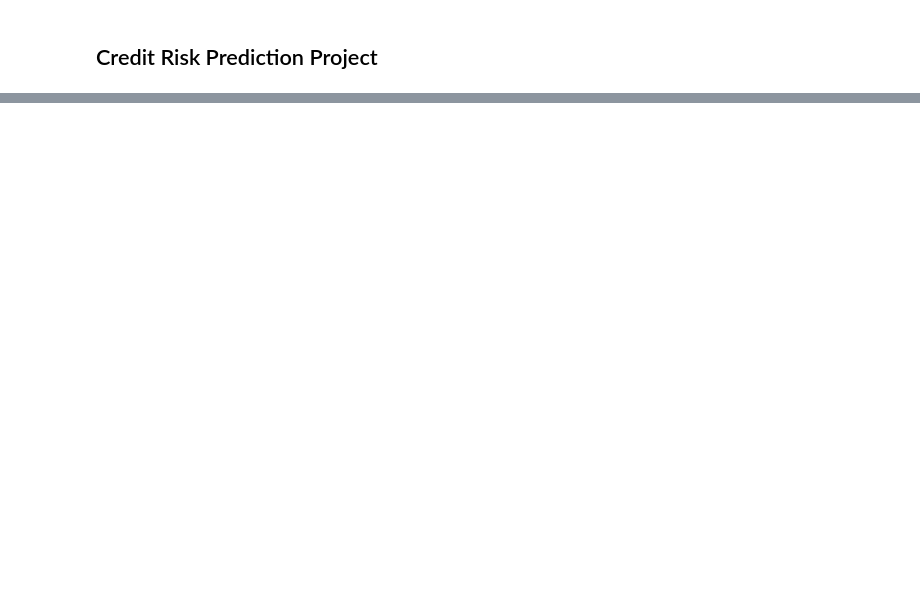
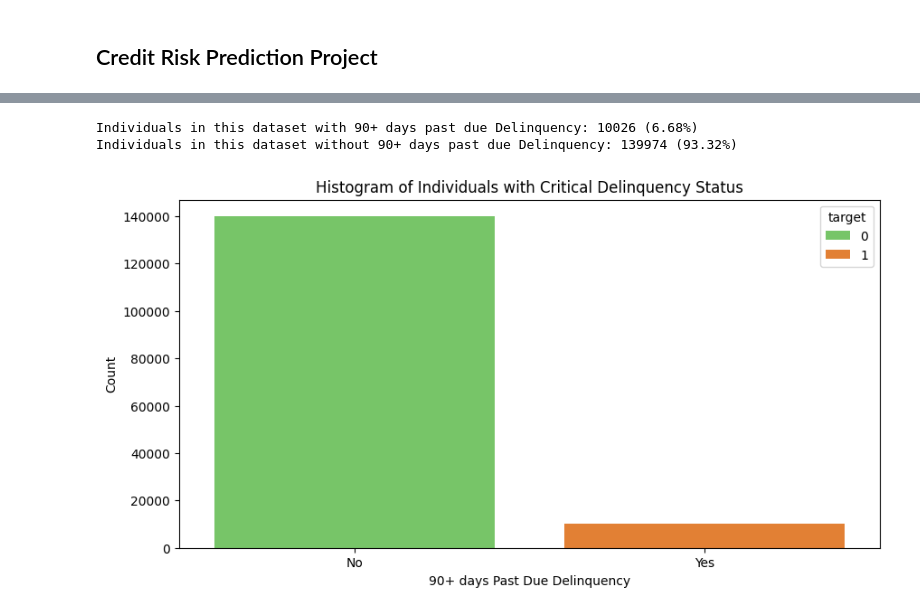
Before and after one commit to nb488/Credit-Risk-Prediction-Project, a Jupyter notebook: main.ipynb, the cells around one changed output, grey strips where cells are left out. Cells and saved outputs as stored; diff of their text form; code cells hidden in the pictures; blank space fills up the shorter version.

```diff
--- a/main.ipynb
+++ b/main.ipynb
@@ -10,0 +20,3 @@ ModuleNotFoundError: No module named 'pandas'
+# %%
+credit_traindf = pd.read_csv("data/cs-training.csv")
+credit_testdf = pd.read_csv("data/cs-test.csv")
@@ -10,0 +41,15 @@ ModuleNotFoundError: No module named 'pandas'
+# %%
+credit_traindf = credit_traindf.rename(columns = {
+    "SeriousDlqin2yrs" : "target",
+    "RevolvingUtilizationOfUnsecuredLines" : "credit_util_ratio",
+    "NumberOfTime30-59DaysPastDueNotWorse" : "mod_late_count_2yr",
+    "DebtRatio": "debt_ratio",
+    "MonthlyIncome" : "monthly_income",
+    "NumberOfOpenCreditLinesAndLoans" : "credit_loans_count",
+    "NumberOfTimes90DaysLate" : "crit_late_count",
+    "NumberRealEstateLoansOrLines" : "real_estate_count",
+    "NumberOfTime60-89DaysPastDueNotWorse"  :"sev_late_count_2yr",
+    "NumberOfDependents" : "dependent_count"
+})
+
+credit_traindf
@@ -10,0 +70,3 @@ ModuleNotFoundError: No module named 'pandas'
+# %%
+credit_traindf = credit_traindf.drop(columns = ["Unnamed: 0"])
+credit_traindf.info()
@@ -10,0 +107,27 @@ ModuleNotFoundError: No module named 'pandas'
+# %%
+# Make a histogram displaying the counts of the target column
+
+yes_cases = credit_traindf[credit_traindf["target"] == 1].shape[0]
+no_cases = credit_traindf[credit_traindf["target"] == 0].shape[0]
+total = credit_traindf.shape[0]
+
+yes_cases_percent, no_cases_percent = (yes_cases / total)*100, (no_cases / total)*100
+
+print(f"Individuals in this dataset with 90+ days past due Delinquency: {yes_cases} ({yes_cases_percent:.2f}%)")
+print(f"Individuals in this dataset without 90+ days past due Delinquency: {no_cases} ({no_cases_percent:.2f}%)")
+
+
+plt.figure(figsize = (10,5))
+sns.countplot(x = "target",
+              data = credit_traindf,
+              hue = "target",
+              palette={0 : "#6DD558", 1 : "#FF7C17"})
+plt.title("Histogram of Individuals with Critical Delinquency Status")
+plt.xlabel("90+ days Past Due Delinquency")
+plt.ylabel("Count")
+plt.xticks(ticks = [0, 1], labels=['No', 'Yes'])
+plt.show()
+# %% [output]
+Individuals in this dataset with 90+ days past due Delinquency: 10026 (6.68%)
+Individuals in this dataset without 90+ days past due Delinquency: 139974 (93.32%)
+[figure, added]
```
Also changed, not shown: parts of 19 cells of this notebook.
